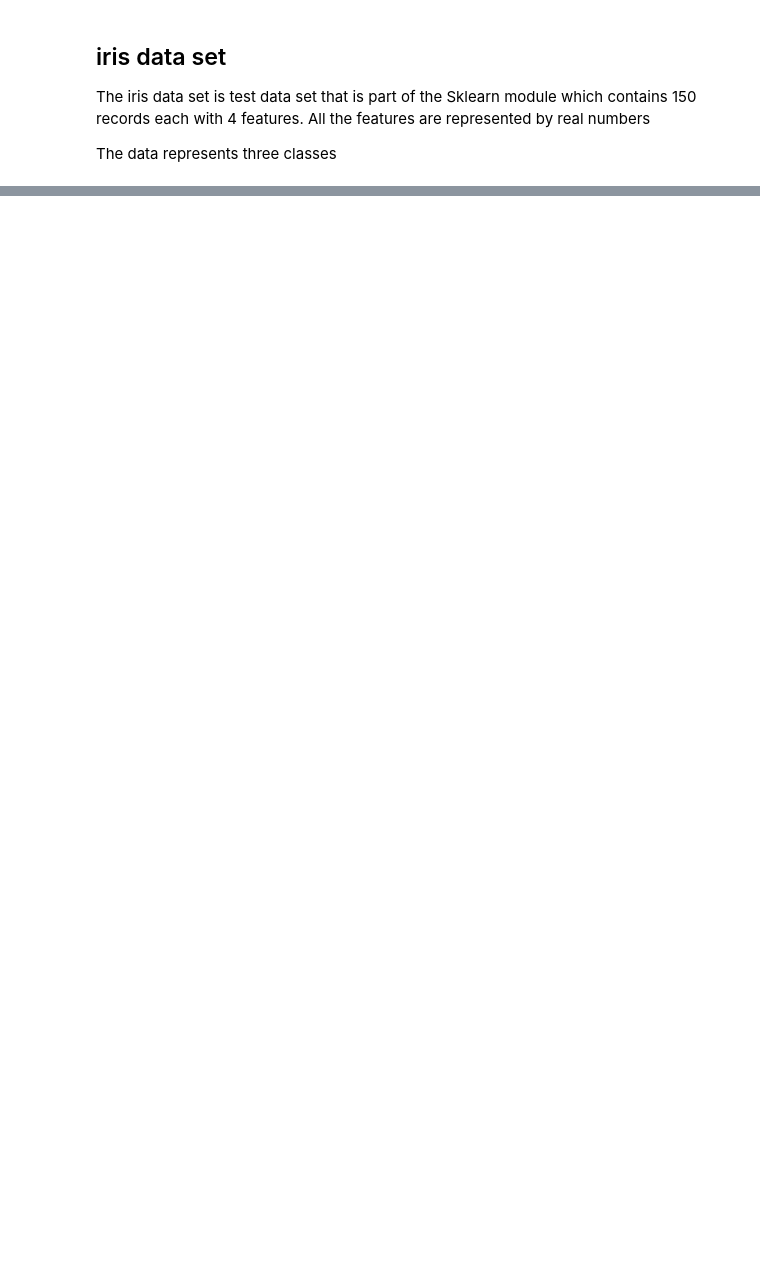
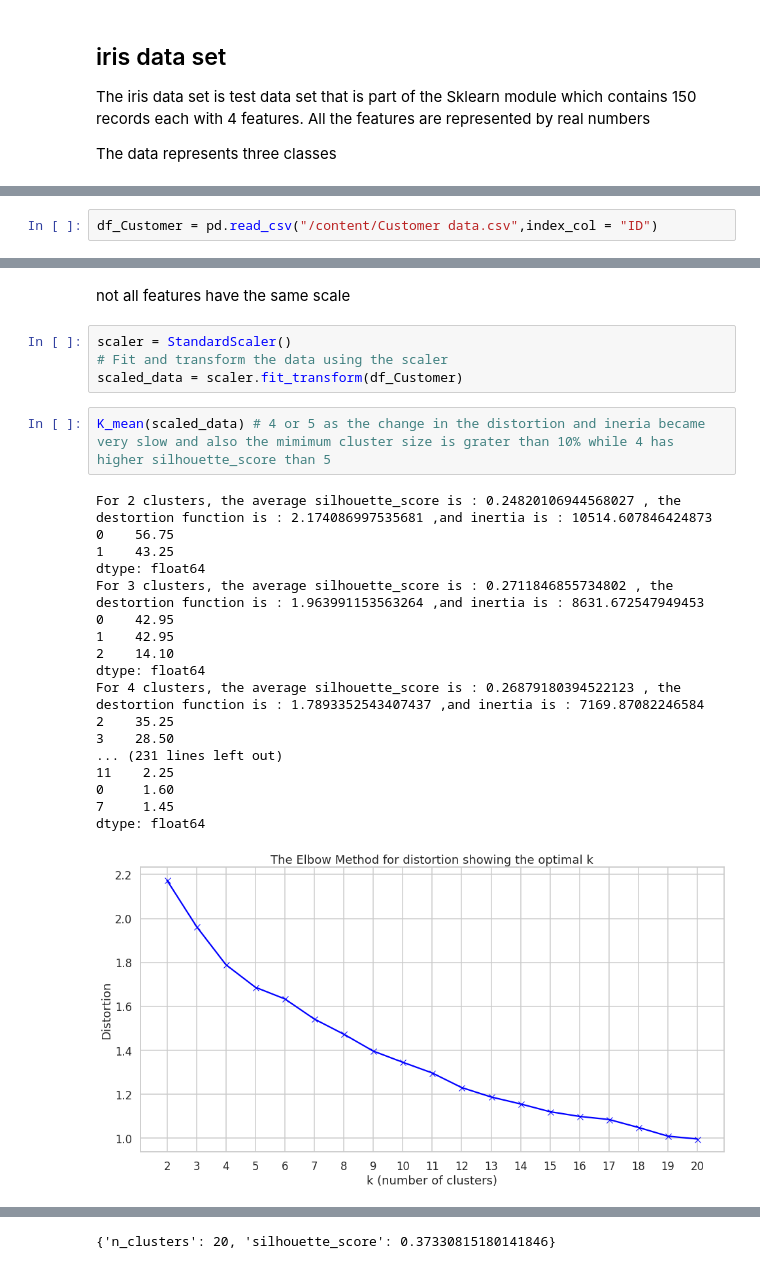
Before and after one commit to tamer017/Clustering, a Jupyter notebook: Kmeans.ipynb, the cells around one changed output, grey strips where cells are left out. Drawn from its saved outputs; the diff is of its cells as text; blank space fills up the shorter version.

```diff
--- a/Kmeans.ipynb
+++ b/Kmeans.ipynb
@@ -313,0 +331,2 @@ K_mean(iris_data.data) # 2
+# %%
+df_Customer = pd.read_csv("/content/Customer data.csv",index_col = "ID")
@@ -313,0 +366,27 @@ K_mean(iris_data.data) # 2
+# %% [markdown]
+not all features have the same scale
+# %%
+scaler = StandardScaler()
+# Fit and transform the data using the scaler
+scaled_data = scaler.fit_transform(df_Customer)
+# %%
+K_mean(scaled_data) # 4 or 5 as the change in the distortion and ineria became very slow and also the mimimum cluster size is grater than 10% while 4 has higher silhouette_score than 5
+# %% [output]
+For 2 clusters, the average silhouette_score is : 0.24820106944568027 , the destortion function is : 2.174086997535681 ,and inertia is : 10514.607846424873
+0    56.75
+1    43.25
+dtype: float64
+For 3 clusters, the average silhouette_score is : 0.2711846855734802 , the destortion function is : 1.963991153563264 ,and inertia is : 8631.672547949453
+0    42.95
+1    42.95
+2    14.10
+dtype: float64
+For 4 clusters, the average silhouette_score is : 0.26879180394522123 , the destortion function is : 1.7893352543407437 ,and inertia is : 7169.87082246584
+2    35.25
+3    28.50
+... (231 lines left out)
+11    2.25
+0     1.60
+7     1.45
+dtype: float64
+[figure, added]
@@ -313,0 +395 @@ K_mean(iris_data.data) # 2
+{'n_clusters': 20, 'silhouette_score': 0.37330815180141846}
```
Also changed, not shown: parts of 33 cells of this notebook.
